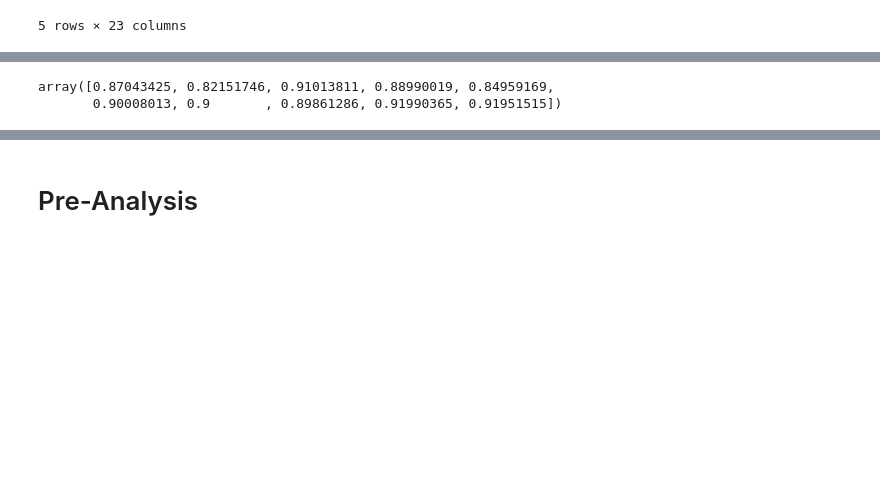
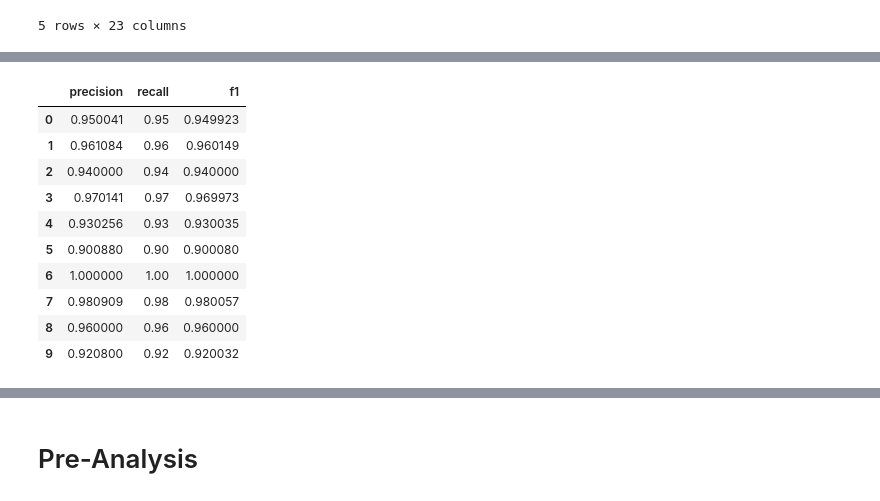
Before and after one commit to ZachParent/mai-intro-to-machine-learning, a Jupyter notebook: work2/mushroom.ipynb, the cells around one changed output, grey strips where cells are left out. Cells and saved outputs as stored; diff of their text form; code cells hidden in the pictures; blank space fills up the shorter version.

```diff
--- a/work2/mushroom.ipynb
+++ b/work2/mushroom.ipynb
@@ -51,11 +112,34 @@ train_dfs[0].head()
 # %%
 knn = KNNClassifier(
-    k=3,
+    k=1,
     distance_func=ManhattanDistance(),
-    voting_func=ShepardsWorkVote(),
+    voting_func=MajorityClassVote(),
     weights=np.ones(len(train_dfs[0].columns) - 1),
 )
-cross_validate_knn(knn, train_dfs, test_dfs, "class")
+scores = pd.DataFrame(
+    columns=["precision", "recall", "f1"],
+    data=cross_validate_knn(
+        knn,
+        train_dfs,
+        test_dfs,
+        target_col="class",
+        score_func=lambda actuals, preds: (
+        precision_score(actuals, preds, average="weighted"),
+        recall_score(actuals, preds, average="weighted"),
+        f1_score(actuals, preds, average="weighted"),
+        ),
+    ),
+)
+scores
 # %% [output]
-array([0.87043425, 0.82151746, 0.91013811, 0.88990019, 0.84959169,
-       0.90008013, 0.9       , 0.89861286, 0.91990365, 0.91951515])
+|  | precision | recall | f1 |
+| 0 | 0.950041 | 0.95 | 0.949923 |
+| 1 | 0.961084 | 0.96 | 0.960149 |
+| 2 | 0.940000 | 0.94 | 0.940000 |
+| 3 | 0.970141 | 0.97 | 0.969973 |
+| 4 | 0.930256 | 0.93 | 0.930035 |
+| 5 | 0.900880 | 0.90 | 0.900080 |
+| 6 | 1.000000 | 1.00 | 1.000000 |
+| 7 | 0.980909 | 0.98 | 0.980057 |
+| 8 | 0.960000 | 0.96 | 0.960000 |
+| 9 | 0.920800 | 0.92 | 0.920032 |
```
Also changed, not shown: parts of 7 cells of this notebook, 1 other file.
